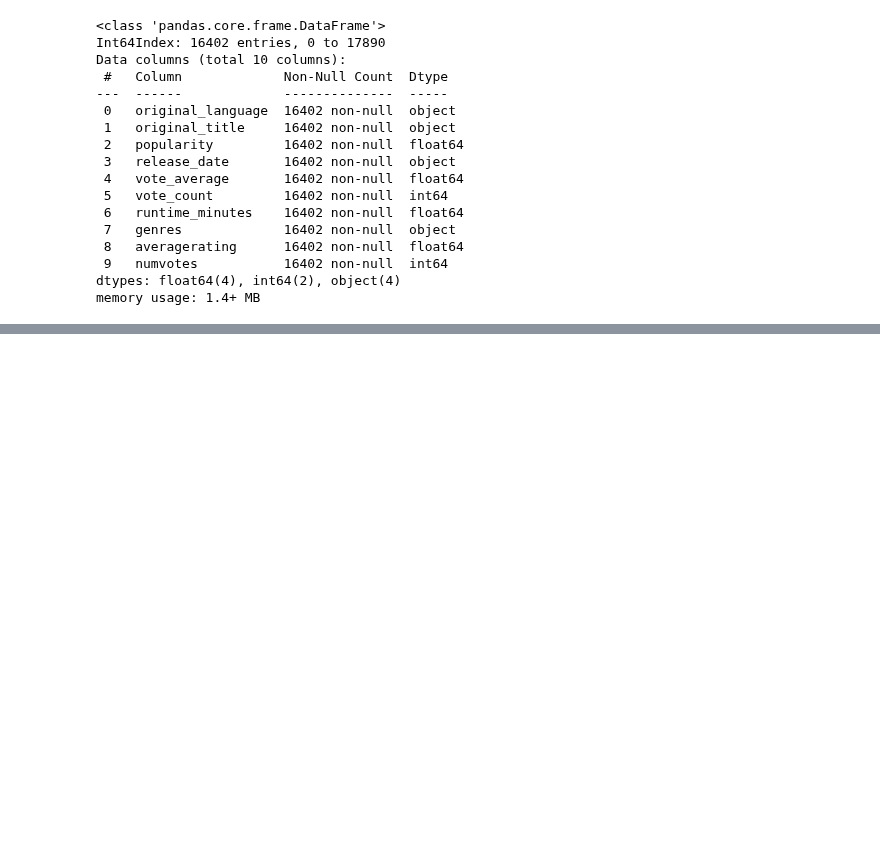
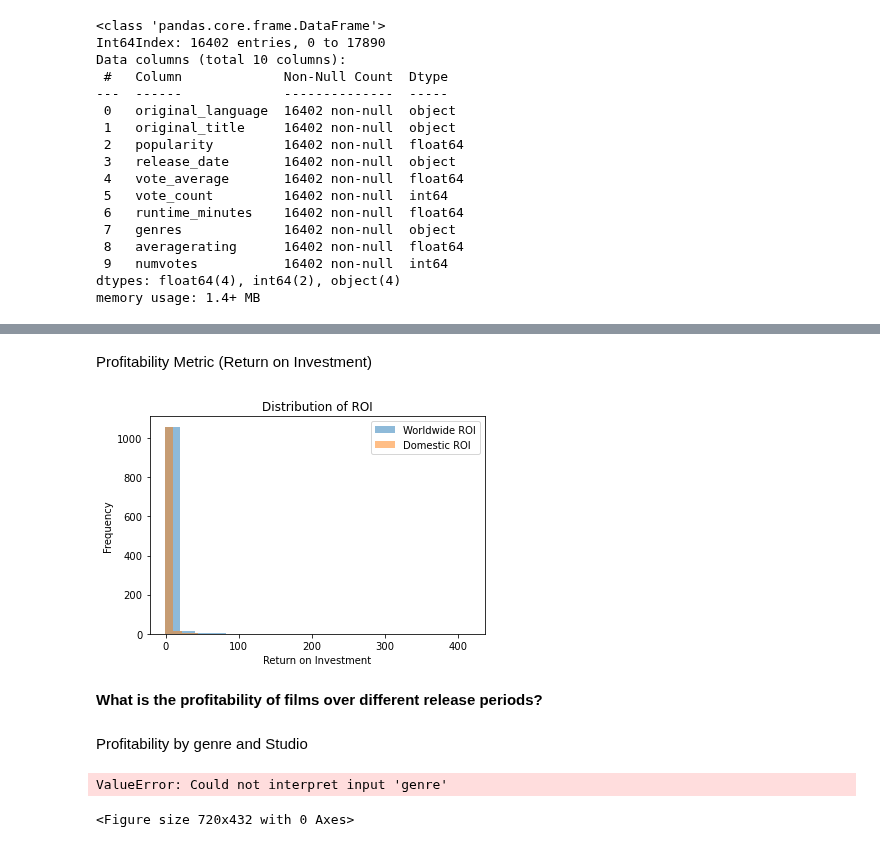
Before and after one commit to MuiruriVivian/PHASE-2-GROUP-7-PROJECT, a Jupyter notebook: Calvin.ipynb, the cells around one changed output, grey strips where cells are left out. Drawn from its saved outputs; the diff is of its cells as text; code cells hidden in the pictures; blank space fills up the shorter version.

```diff
--- a/Calvin.ipynb
+++ b/Calvin.ipynb
@@ -369,0 +498,51 @@ merged_data.to_csv('cleaned_merged_data.csv', index=False)  # Saves without row
+# %% [markdown]
+Profitability Metric (Return on Investment)
+# %%
+df2['roi_worldwide'] = (df2['worldwide_gross'] - df2['production_budget']) / df2['production_budget']
+df2['roi_domestic'] = (df2['domestic_gross'] - df2['production_budget']) / df2['production_budget']
+
+# Plot ROI
+plt.hist(df2['roi_worldwide'], bins=20, alpha=0.5, label='Worldwide ROI')
+plt.hist(df2['roi_domestic'], bins=20, alpha=0.5, label='Domestic ROI')
+plt.title('Distribution of ROI')
+plt.xlabel('Return on Investment')
+plt.ylabel('Frequency')
+plt.legend()
+plt.show()
+# %% [output]
+[figure, added]
+# %% [markdown]
+**What is the profitability of films over different release periods?**
+# %% [markdown]
+Profitability by genre and Studio
+# %%
+import matplotlib.pyplot as plt
+import seaborn as sns
+
+# Create a Profitability column (Worldwide Gross - Production Budget)
+df2['profitability'] = df2['worldwide_gross'] - df2['production_budget']
+
+# 1. Profitability by Genre
+plt.figure(figsize=(10,6))
+sns.boxplot(data=df2, x='genre', y='profitability')
+plt.title('Profitability by Genre')
+plt.xticks(rotation=90)
+plt.show()
+
+# 2. Profitability by Studio (Assuming 'studio' column exists)
+plt.figure(figsize=(12,6))
+sns.boxplot(data=df2, x='studio', y='profitability')
+plt.title('Profitability by Studio')
+plt.xticks(rotation=90)
+plt.show()
+
+# 3. ROI by Genre (Profit / Production Budget)
+df2['ROI'] = df2['profitability'] / df2['production_budget']
+plt.figure(figsize=(10,6))
+sns.boxplot(data=df2, x='genre', y='ROI')
+plt.title('ROI by Genre')
+plt.xticks(rotation=90)
+plt.show()
+# %% [output]
+ValueError: Could not interpret input 'genre'
+<Figure size 720x432 with 0 Axes>
```
Also changed, not shown: parts of 21 cells of this notebook.
